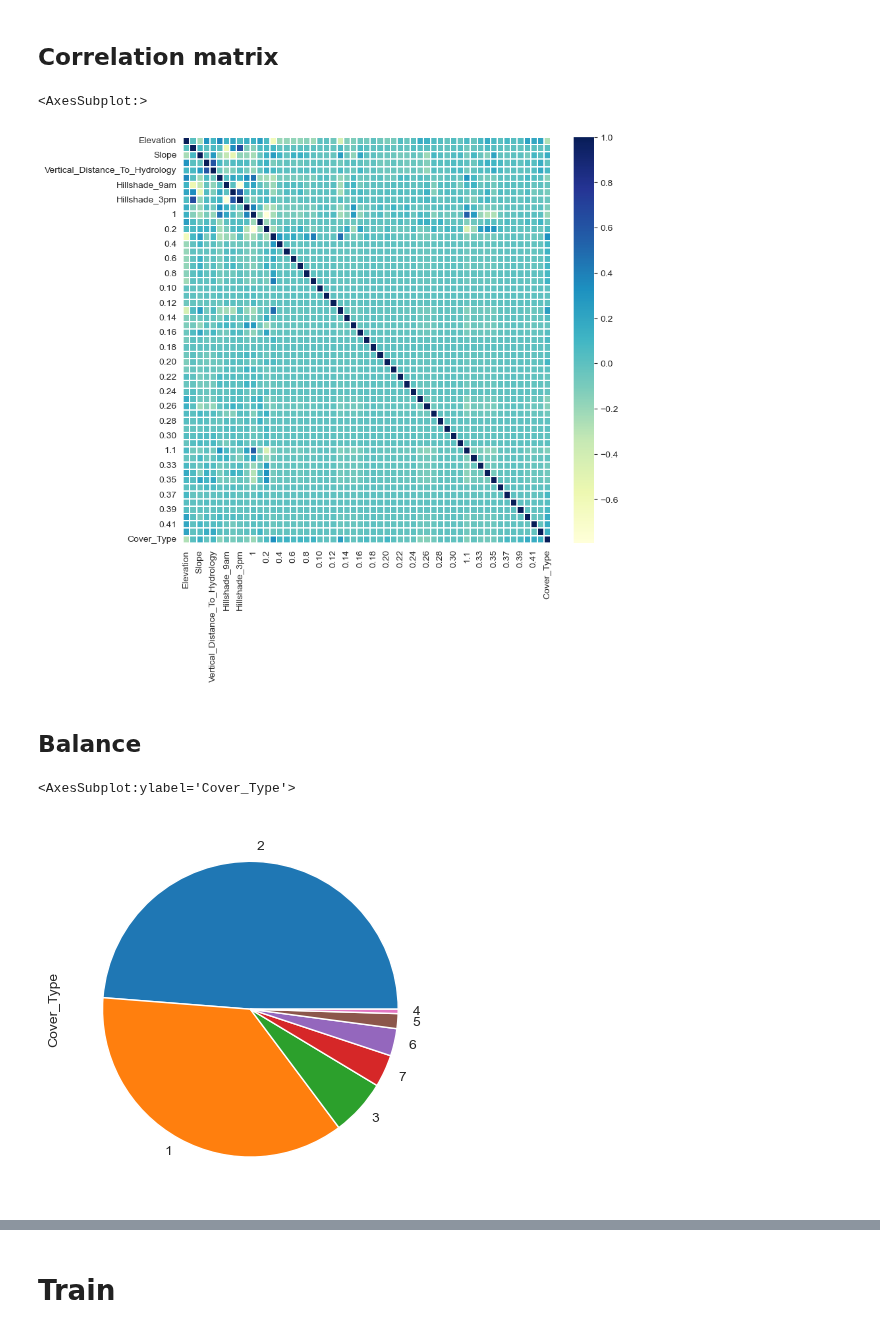
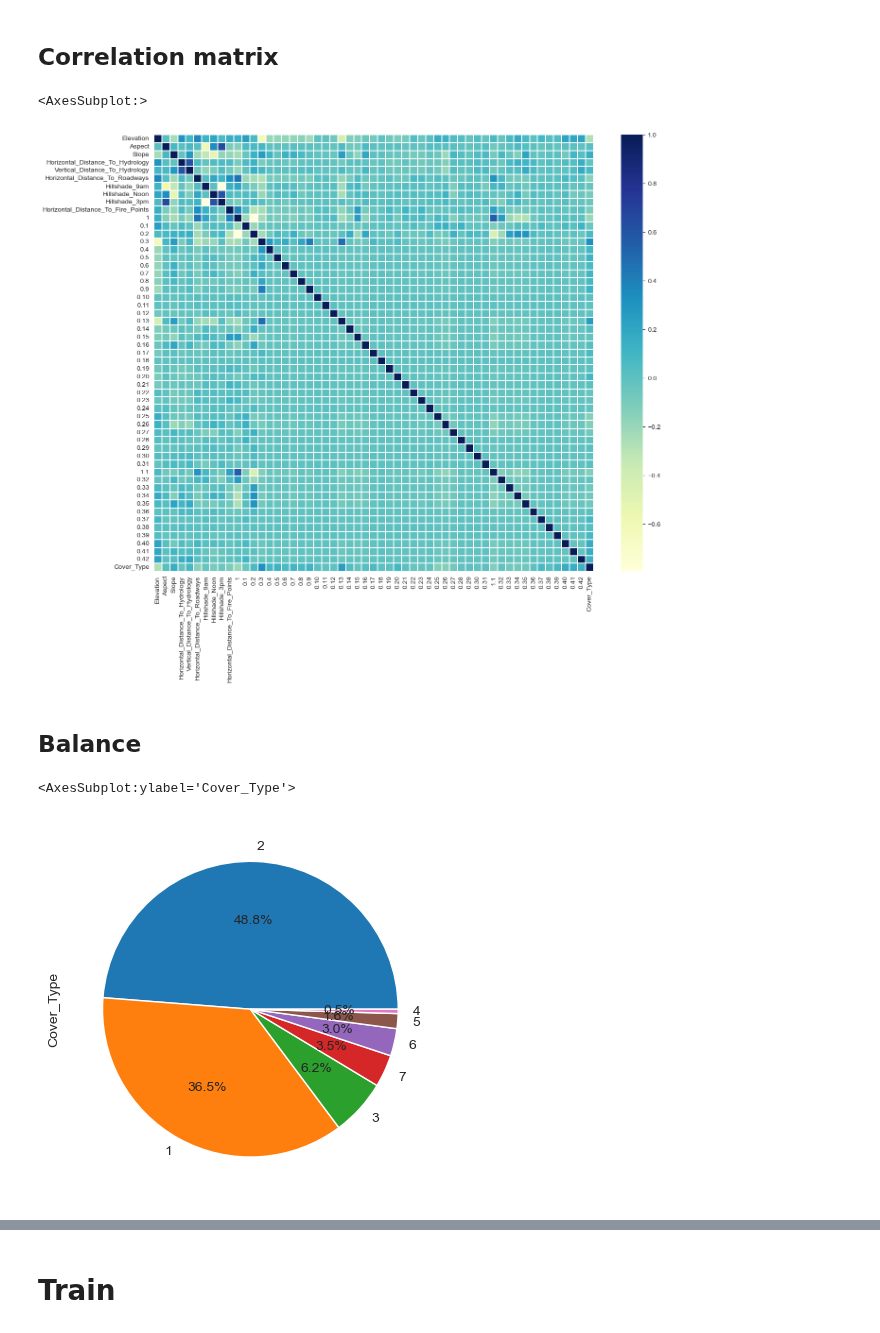
Before and after one commit to hsuliz/university, a Jupyter notebook: year-2023/data-science/forest-anal/anal.ipynb, the cells around one changed output, grey strips where cells are left out. Drawn from its saved outputs; the diff is of its cells as text; code cells hidden in the pictures.

```diff
--- a/year-2023/data-science/forest-anal/anal.ipynb
+++ b/year-2023/data-science/forest-anal/anal.ipynb
@@ -45,15 +56,15 @@ df.rename(
 # %% [markdown]
 ## Correlation matrix
 # %%
-f, ax = plt.subplots(figsize=(9, 8))
+f, ax = plt.subplots(figsize=(15, 12))
 sns.heatmap(df.corr(), ax=ax, cmap="YlGnBu", linewidths=0.1)
 # %% [output]
 <AxesSubplot:>
-[figure, old version]
+[figure, new version]
 # %% [markdown]
 ## Balance
 # %%
-df["Cover_Type"].value_counts().plot.pie()
+df["Cover_Type"].value_counts().plot.pie(autopct='%1.1f%%')
 # %% [output]
 <AxesSubplot:ylabel='Cover_Type'>
-[figure, old version]
+[figure, new version]
```
Also changed, not shown: parts of 14 cells of this notebook.
